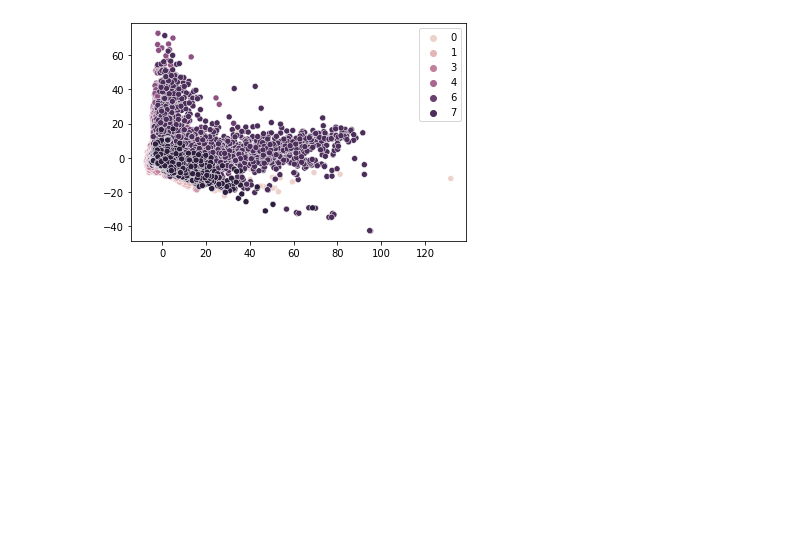
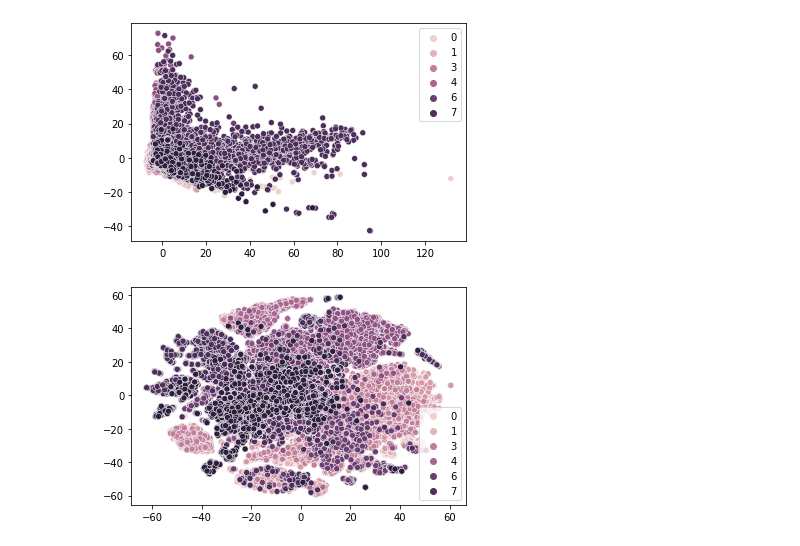
Before and after one commit to akiabe/kaggle_otto-group-product-classification, a Jupyter notebook: notebooks/train.ipynb, the cells around one changed output. Saved outputs shown, nothing was run; the diff lists cells and outputs as text; code cells hidden in the pictures; blank space fills up the shorter version.

```diff
--- a/notebooks/train.ipynb
+++ b/notebooks/train.ipynb
@@ -208,3 +208,26 @@ def pca():
 pca()
 # %% [output]
 [figure]
+# %%
+from sklearn import manifold
+
+def tsne():
+    df = pd.read_csv("../input/train.csv")
+
+    xtrain = df.drop(columns=["id", "target"], axis=1).values
+    ytrain = df.target.values
+
+    tsne = manifold.TSNE(n_components=2, random_state=2020)
+    train_2D_tsne = tsne.fit_transform(xtrain)
+
+    label_color_dict = {
+        label:idx for idx, label in enumerate(np.unique(ytrain))
+    }
+
+    c_vec = [label_color_dict[label] for label in ytrain]
+
+    sns.scatterplot(
+        x=train_2D_tsne[:, 0],
+        y=train_2D_tsne[:, 1],
+        hue=c_vec
+    )
@@ -210,0 +236,4 @@ pca()
+# %%
+tsne()
+# %% [output]
+[figure, added]
```
Also changed, not shown: parts of 1 cell of this notebook.
